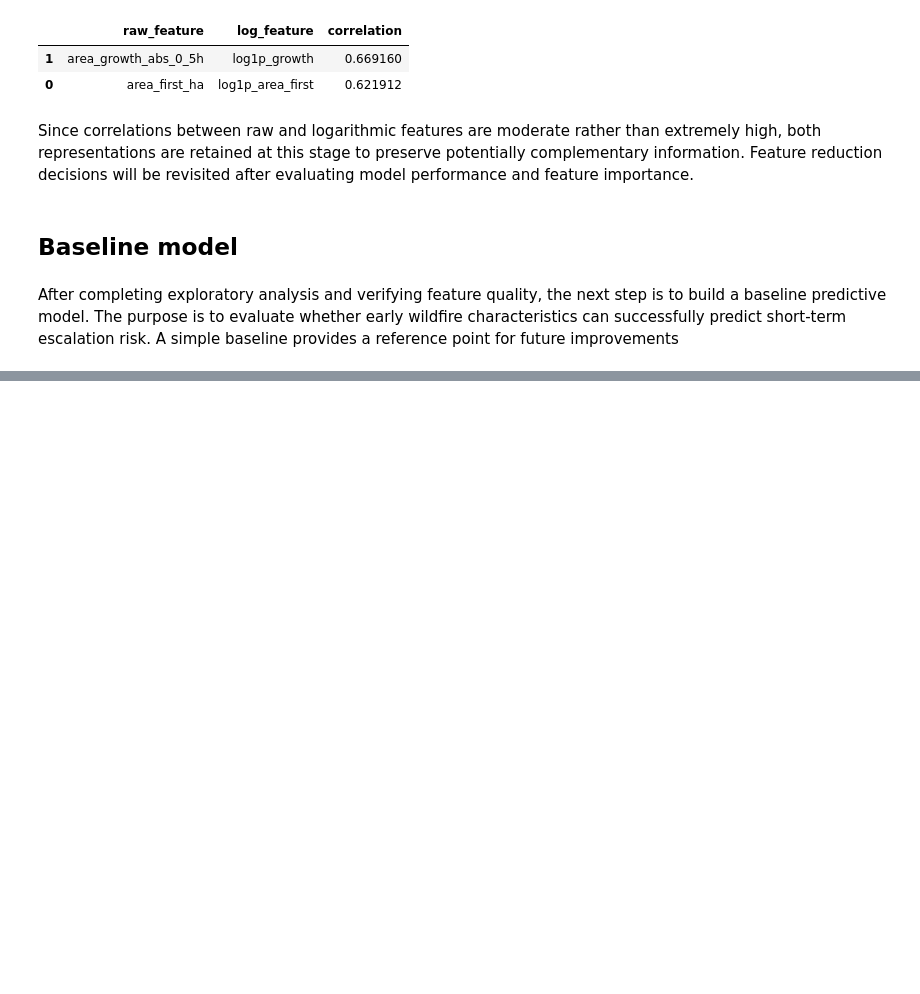
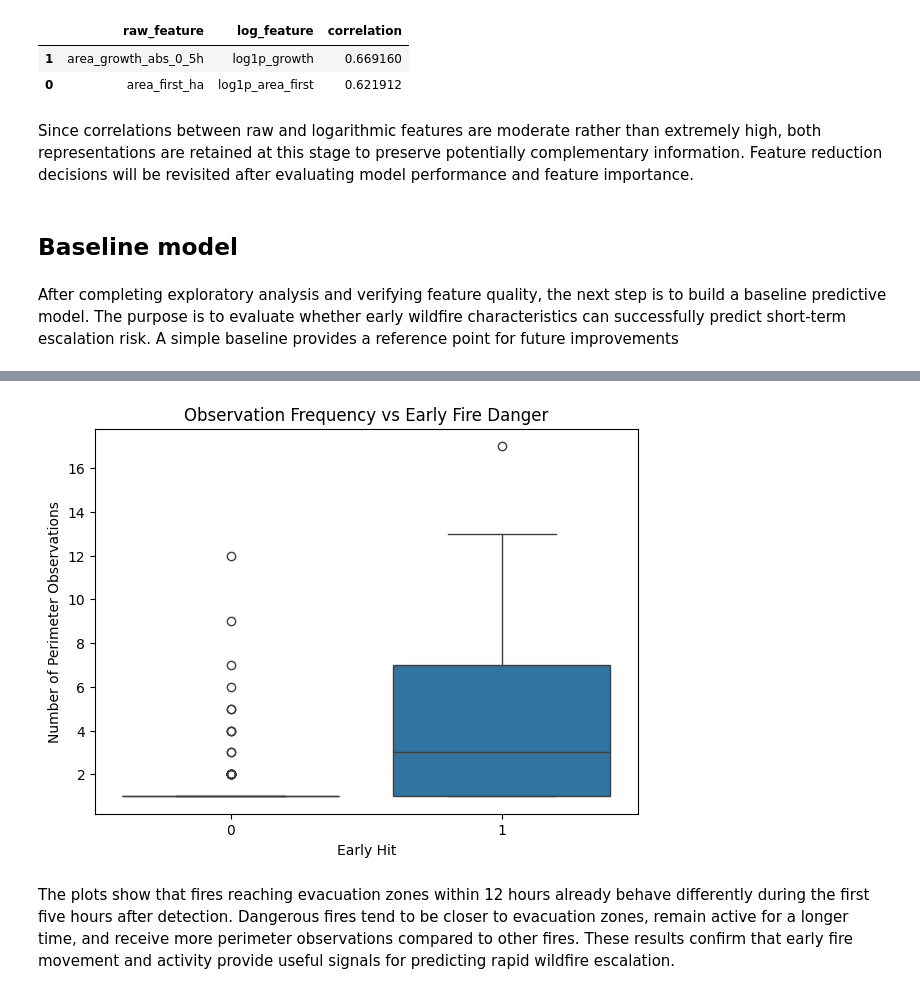
Before and after one commit to kholostovamk/KaggleCompetitionFires, a Jupyter notebook: notebook68a9156674.ipynb, the cells around one changed output, grey strips where cells are left out. Cells and saved outputs as stored; diff of their text form; code cells hidden in the pictures; blank space fills up the shorter version.

```diff
--- a/notebook68a9156674.ipynb
+++ b/notebook68a9156674.ipynb
@@ -592,0 +765,17 @@ After completing exploratory analysis and verifying feature quality, the next st
+# %%
+plt.figure(figsize=(7,5))
+
+sns.boxplot(
+    x=train["hit_12h"],
+    y=train["num_perimeters_0_5h"]
+)
+
+plt.xlabel("Early Hit")
+plt.ylabel("Number of Perimeter Observations")
+plt.title("Observation Frequency vs Early Fire Danger")
+
+plt.show()
+# %% [output]
+[figure, added]
+# %% [markdown]
+The plots show that fires reaching evacuation zones within 12 hours already behave differently during the first five hours after detection. Dangerous fires tend to be closer to evacuation zones, remain active for a longer time, and receive more perimeter observations compared to other fires. These results confirm that early fire movement and activity provide useful signals for predicting rapid wildfire escalation.
```
Also changed, not shown: parts of 24 cells of this notebook.
